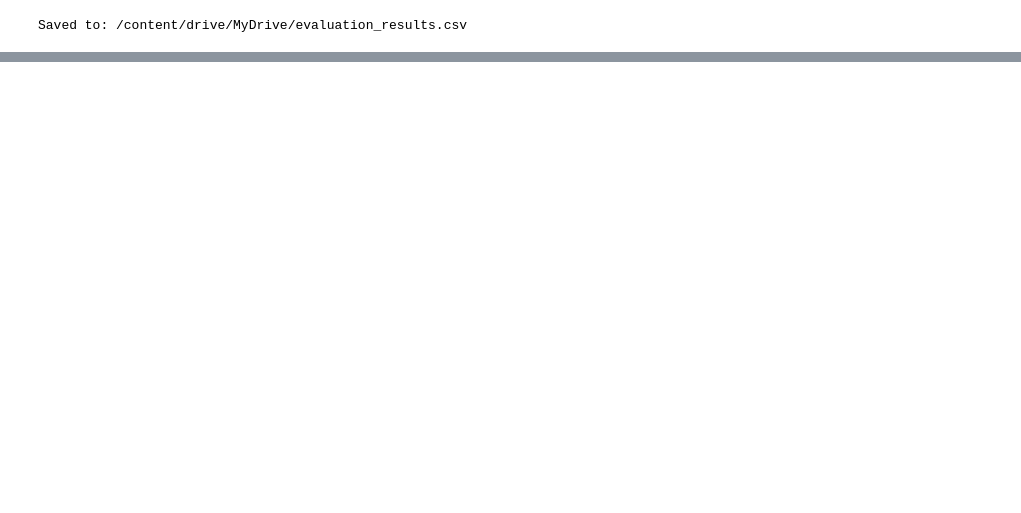
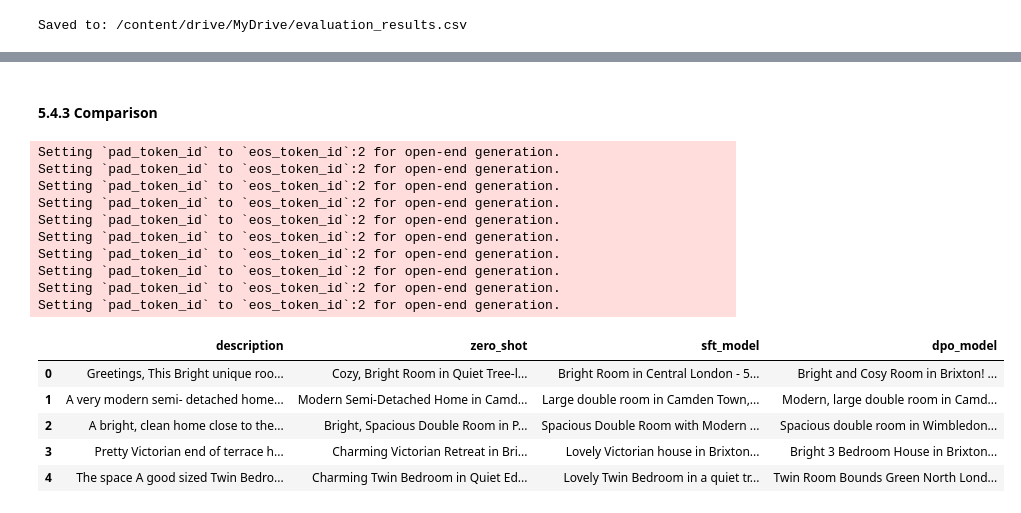
Before and after one commit to candyledger1/Express-Certificate-Pricing, a Jupyter notebook: DL_Assignment_3.ipynb, the cells around one changed output, grey strips where cells are left out. Cells and saved outputs as stored; diff of their text form; code cells hidden in the pictures; blank space fills up the shorter version.

```diff
--- a/DL_Assignment_3.ipynb
+++ b/DL_Assignment_3.ipynb
@@ -858,0 +1276,11 @@ Overall, supervised fine-tuning improves relevance, clarity, and stylistic align
+# %%
+from trl import DPOTrainer
+
+trainer = DPOTrainer(
+    model=model,
+    args=training_args,
+    train_dataset=dpo_dataset,
+    processing_class=tokenizer,
+)
+
+trainer.train()
@@ -858,0 +1416,38 @@ Overall, supervised fine-tuning improves relevance, clarity, and stylistic align
+# %% [markdown]
+#### 5.4.3 Comparison
+# %%
+comparison_results = []
+
+for idx, row in eval_subset.iterrows():
+    desc = row["description"]
+
+    zero_title = generate_title(model_zero, tokenizer_zero, desc)
+    sft_title = generate_title(model_2, tokenizer_2, desc)
+    dpo_title = generate_title(dpo_model, tokenizer_2, desc)
+
+    comparison_results.append({
+        "description": desc,
+        "zero_shot": zero_title,
+        "sft_model": sft_title,
+        "dpo_model": dpo_title
+    })
+
+comparison_df = pd.DataFrame(comparison_results)
+comparison_df
+# %% [output]
+Setting `pad_token_id` to `eos_token_id`:2 for open-end generation.
+Setting `pad_token_id` to `eos_token_id`:2 for open-end generation.
+Setting `pad_token_id` to `eos_token_id`:2 for open-end generation.
+Setting `pad_token_id` to `eos_token_id`:2 for open-end generation.
+Setting `pad_token_id` to `eos_token_id`:2 for open-end generation.
+Setting `pad_token_id` to `eos_token_id`:2 for open-end generation.
+Setting `pad_token_id` to `eos_token_id`:2 for open-end generation.
+Setting `pad_token_id` to `eos_token_id`:2 for open-end generation.
+Setting `pad_token_id` to `eos_token_id`:2 for open-end generation.
+Setting `pad_token_id` to `eos_token_id`:2 for open-end generation.
+|  | description | zero_shot | sft_model | dpo_model |
+| 0 | Greetings, This Bright unique roo... | Cozy, Bright Room in Quiet Tree-l... | Bright Room in Central London - 5... | Bright and Cosy Room in Brixton! ... |
+| 1 | A very modern semi- detached home... | Modern Semi-Detached Home in Camd... | Large double room in Camden Town,... | Modern, large double room in Camd... |
+| 2 | A bright, clean home close to the... | Bright, Spacious Double Room in P... | Spacious Double Room with Modern ... | Spacious double room in Wimbledon... |
+| 3 | Pretty Victorian end of terrace h... | Charming Victorian Retreat in Bri... | Lovely Victorian house in Brixton... | Bright 3 Bedroom House in Brixton... |
+| 4 | The space A good sized Twin Bedro... | Charming Twin Bedroom in Quiet Ed... | Lovely Twin Bedroom in a quiet tr... | Twin Room Bounds Green North Lond... |
```
Also changed, not shown: parts of 53 cells of this notebook.
